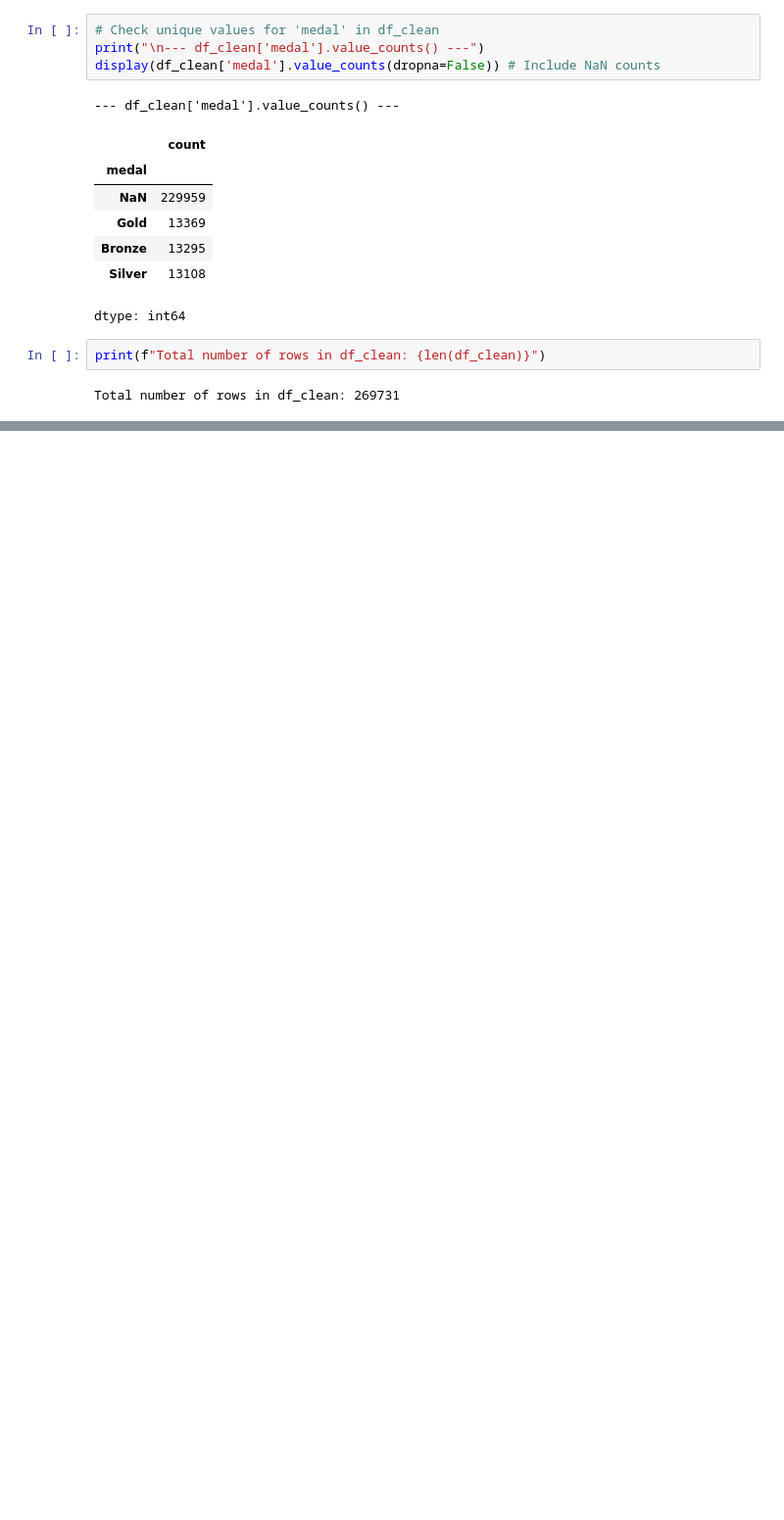
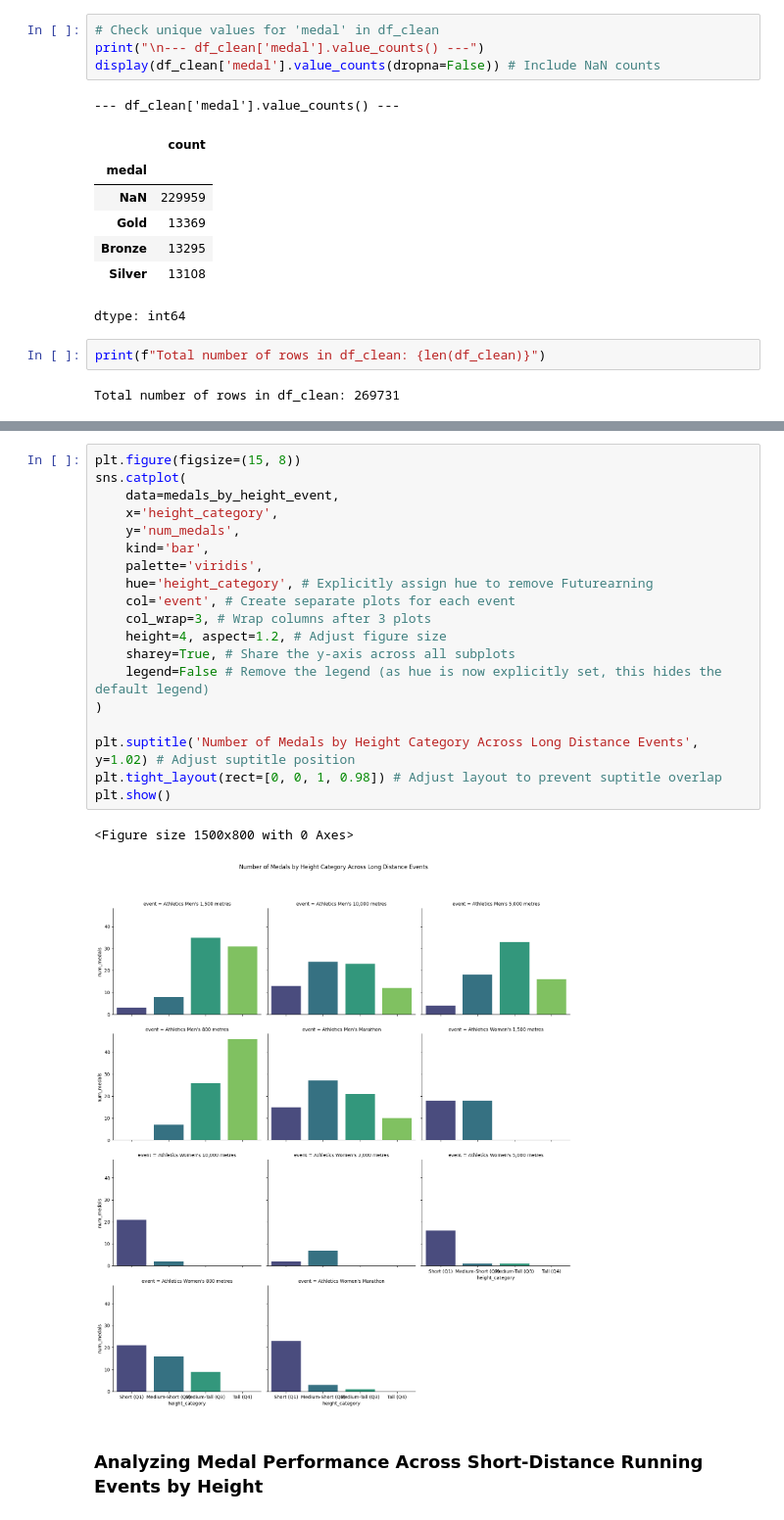
Before and after one commit to fluschewisbest-collab/Colab-Project, a Jupyter notebook: Project.ipynb, the cells around one changed output, grey strips where cells are left out. Shown at 98% size. Drawn from its saved outputs; the diff is of its cells as text; blank space fills up the shorter version.

```diff
--- a/Project.ipynb
+++ b/Project.ipynb
@@ -98,0 +130,24 @@ Total number of rows in df_clean: 269731
+# %%
+plt.figure(figsize=(15, 8))
+sns.catplot(
+    data=medals_by_height_event,
+    x='height_category',
+    y='num_medals',
+    kind='bar',
+    palette='viridis',
+    hue='height_category', # Explicitly assign hue to remove Futurearning
+    col='event', # Create separate plots for each event
+    col_wrap=3, # Wrap columns after 3 plots
+    height=4, aspect=1.2, # Adjust figure size
+    sharey=True, # Share the y-axis across all subplots
+    legend=False # Remove the legend (as hue is now explicitly set, this hides the default legend)
+)
+
+plt.suptitle('Number of Medals by Height Category Across Long Distance Events', y=1.02) # Adjust suptitle position
+plt.tight_layout(rect=[0, 0, 1, 0.98]) # Adjust layout to prevent suptitle overlap
+plt.show()
+# %% [output]
+<Figure size 1500x800 with 0 Axes>
+[figure, added]
+# %% [markdown]
+### Analyzing Medal Performance Across Short-Distance Running Events by Height
```
Also changed, not shown: parts of 14 cells of this notebook.
